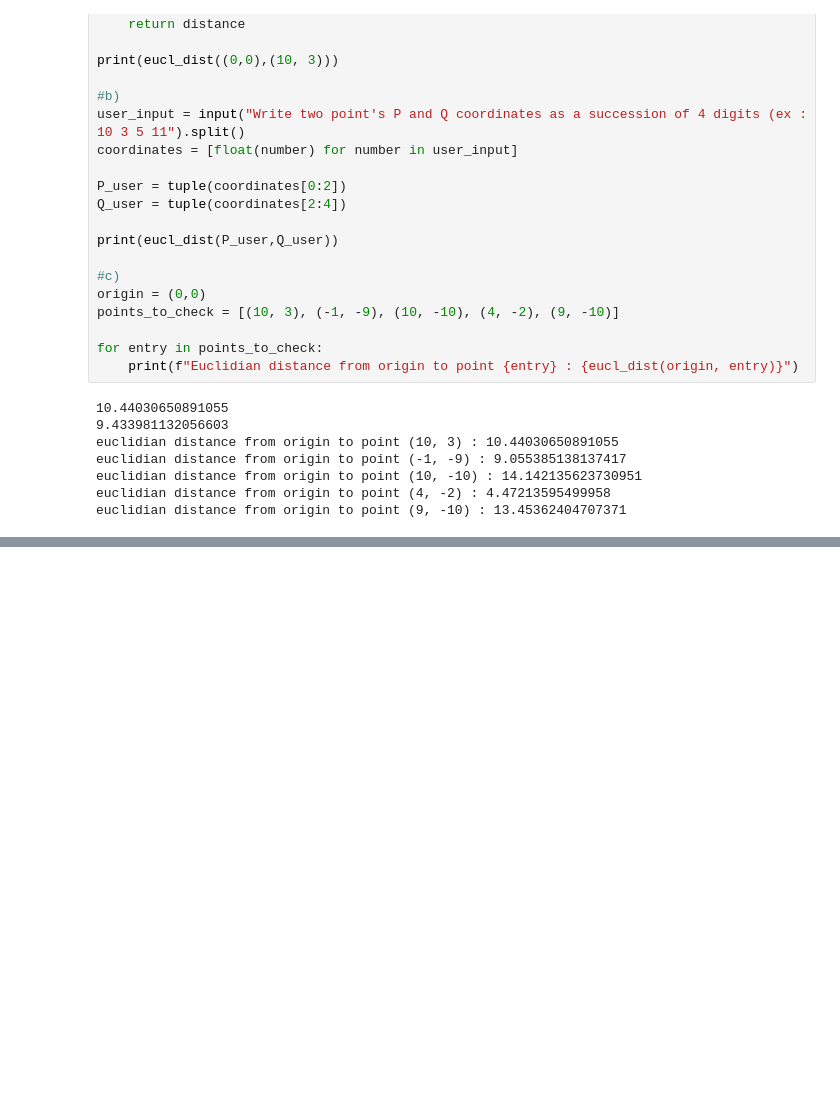
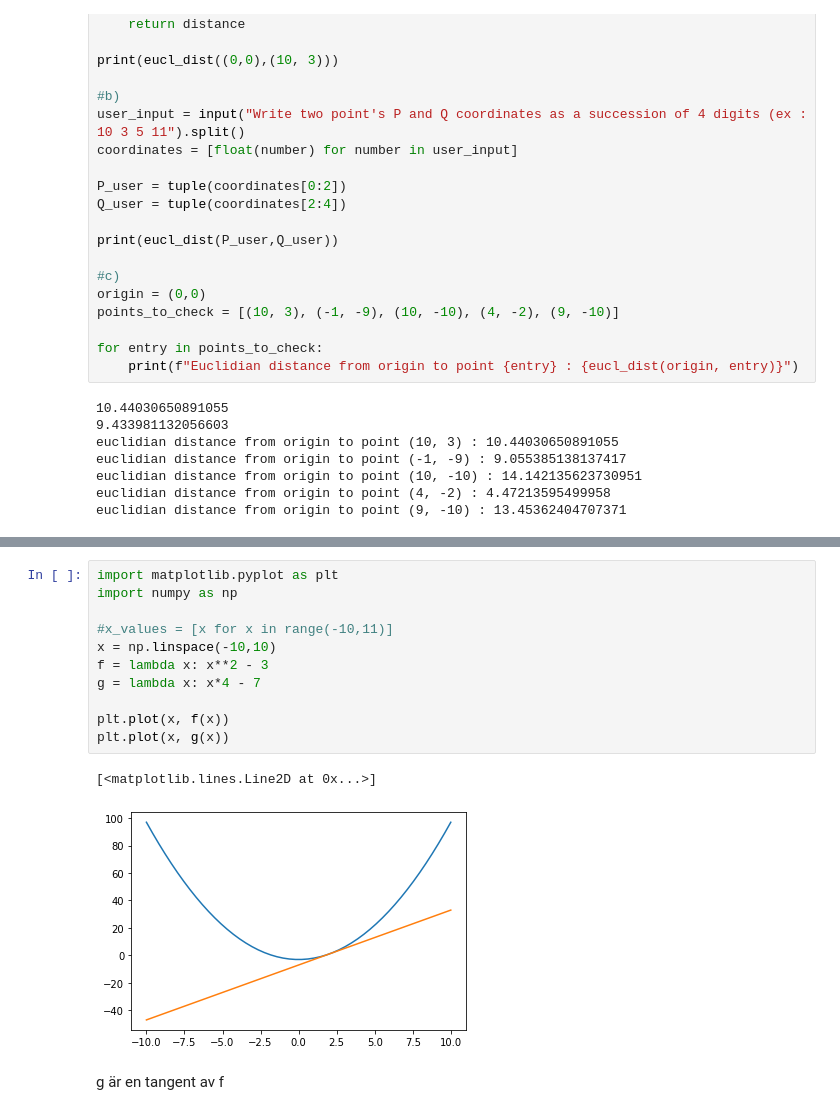
Before and after one commit to Lelelass/python-programmering-LEO-LASSARADE, a Jupyter notebook: Exercices/functions-exericse.ipynb, the cells around one changed output, grey strips where cells are left out. Cells and saved outputs as stored; diff of their text form; blank space fills up the shorter version.

```diff
--- a/Exercices/functions-exericse.ipynb
+++ b/Exercices/functions-exericse.ipynb
@@ -46,0 +67,16 @@ euclidian distance from origin to point (9, -10) : 13.45362404707371
+# %%
+import matplotlib.pyplot as plt
+import numpy as np
+
+#x_values = [x for x in range(-10,11)]
+x = np.linspace(-10,10)
+f = lambda x: x**2 - 3
+g = lambda x: x*4 - 7
+
+plt.plot(x, f(x))
+plt.plot(x, g(x))
+# %% [output]
+[<matplotlib.lines.Line2D at 0x...>]
+[figure, added]
+# %% [markdown]
+g är en tangent av f
```
Also changed, not shown: parts of 4 cells of this notebook.
